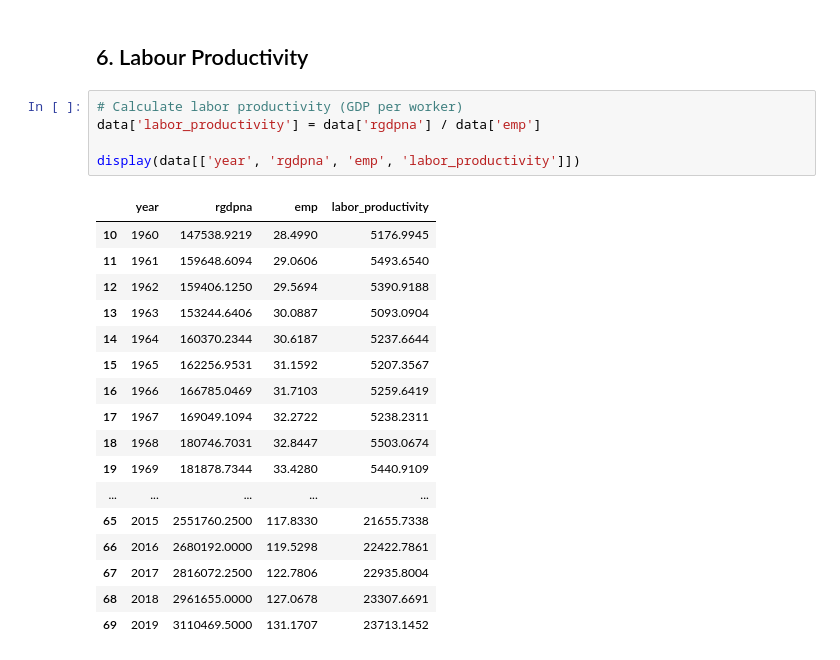
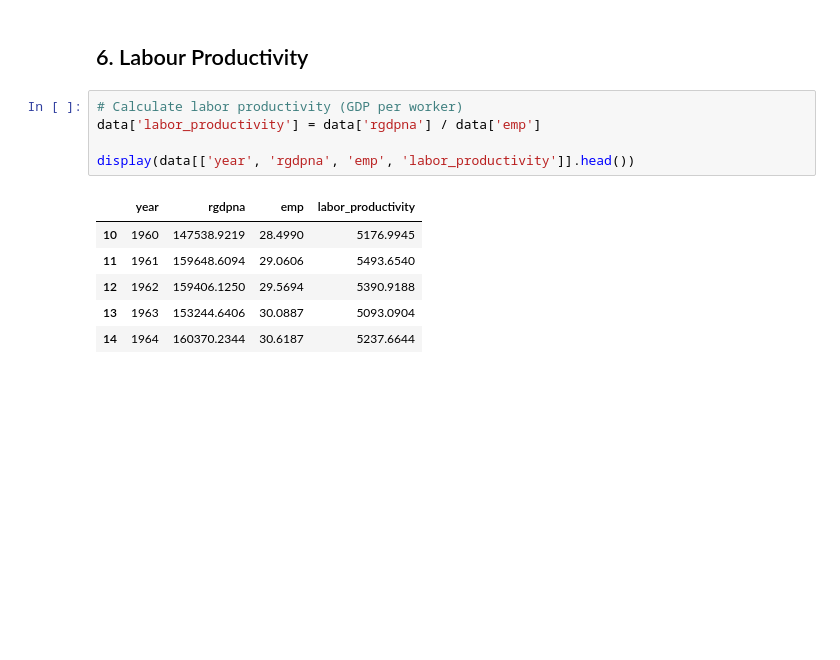
Before and after one commit to ec2b1-case-study/growth-analysis-indonesia, a Jupyter notebook: nat.ipynb, the cells around one changed output. Cells and saved outputs as stored; diff of their text form; blank space fills up the shorter version.

```diff
--- a/nat.ipynb
+++ b/nat.ipynb
@@ -468,23 +446,12 @@ dtype: float64
 # %%
 # Calculate labor productivity (GDP per worker)
 data['labor_productivity'] = data['rgdpna'] / data['emp']
 
-display(data[['year', 'rgdpna', 'emp', 'labor_productivity']])
+display(data[['year', 'rgdpna', 'emp', 'labor_productivity']].head())
 # %% [output]
 |  | year | rgdpna | emp | labor_productivity |
 | 10 | 1960 | 147538.9219 | 28.4990 | 5176.9945 |
 | 11 | 1961 | 159648.6094 | 29.0606 | 5493.6540 |
 | 12 | 1962 | 159406.1250 | 29.5694 | 5390.9188 |
 | 13 | 1963 | 153244.6406 | 30.0887 | 5093.0904 |
 | 14 | 1964 | 160370.2344 | 30.6187 | 5237.6644 |
-| 15 | 1965 | 162256.9531 | 31.1592 | 5207.3567 |
-| 16 | 1966 | 166785.0469 | 31.7103 | 5259.6419 |
-| 17 | 1967 | 169049.1094 | 32.2722 | 5238.2311 |
-| 18 | 1968 | 180746.7031 | 32.8447 | 5503.0674 |
-| 19 | 1969 | 181878.7344 | 33.4280 | 5440.9109 |
-| ... | ... | ... | ... | ... |
-| 65 | 2015 | 2551760.2500 | 117.8330 | 21655.7338 |
-| 66 | 2016 | 2680192.0000 | 119.5298 | 22422.7861 |
-| 67 | 2017 | 2816072.2500 | 122.7806 | 22935.8004 |
-| 68 | 2018 | 2961655.0000 | 127.0678 | 23307.6691 |
-| 69 | 2019 | 3110469.5000 | 131.1707 | 23713.1452 |
```
Also changed, not shown: parts of 1 cell of this notebook.
